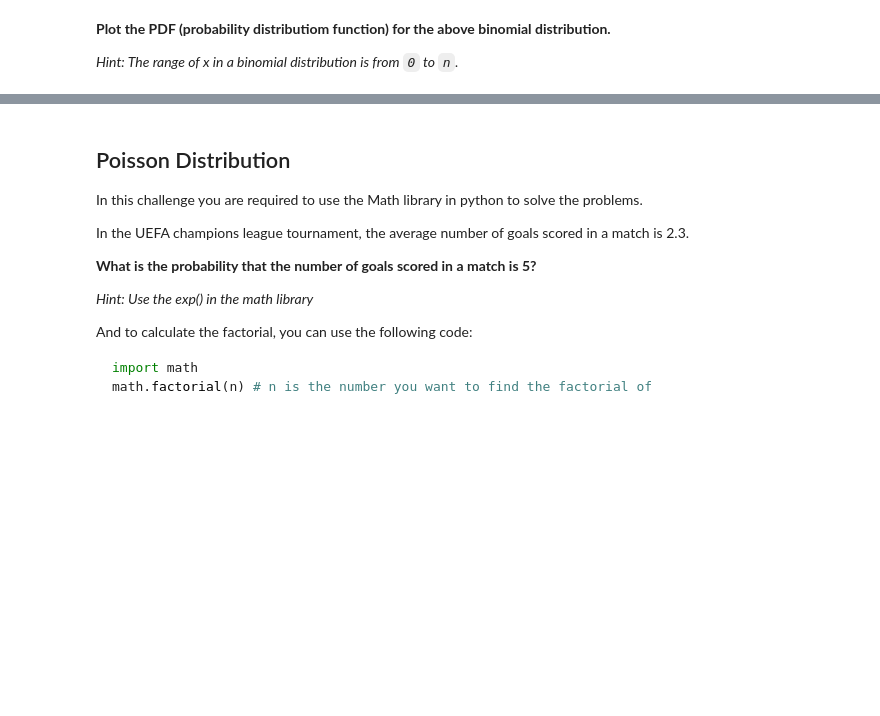
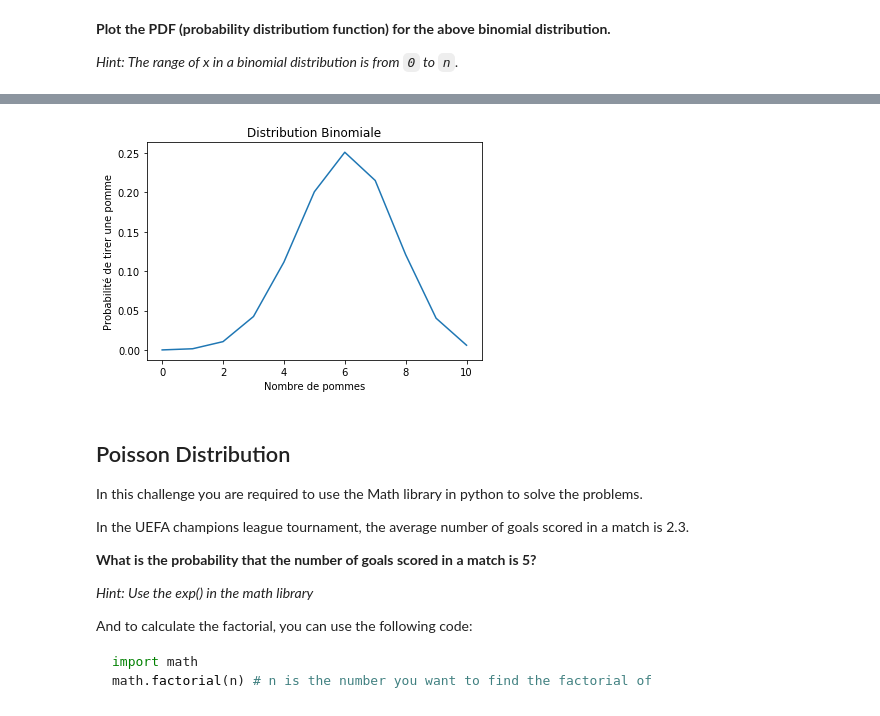
Before and after one commit to Laura-Foulon/data-labs, a Jupyter notebook: module-2/lab-discrete-probability-distribution/your-code/main.ipynb, the cells around one changed output, grey strips where cells are left out. Cells and saved outputs as stored; diff of their text form; code cells hidden in the pictures; blank space fills up the shorter version.

```diff
--- a/module-2/lab-discrete-probability-distribution/your-code/main.ipynb
+++ b/module-2/lab-discrete-probability-distribution/your-code/main.ipynb
@@ -115,0 +153,6 @@ scipy.stats.binom.cdf(k, n, p)
+# %%
+# REPONSE A LA QUESTION
+#------------------------------------------------------------
+
+n = 10
+k = list(range(11))
@@ -116,3 +163,13 @@ scipy.stats.binom.cdf(k, n, p)
+# %%
+plt.plot(k, binom.pmf(k, n, 0.6))
+
+plt.xlabel('Nombre de pommes')
+plt.ylabel('Probabilité de tirer une pomme')
+plt.title('Distribution Binomiale')
+
+plt.show()
+# %% [output]
+[figure, added]
 # %% [markdown]
 ## Poisson Distribution
 
```
Also changed, not shown: parts of 11 cells of this notebook, 4 other files.
